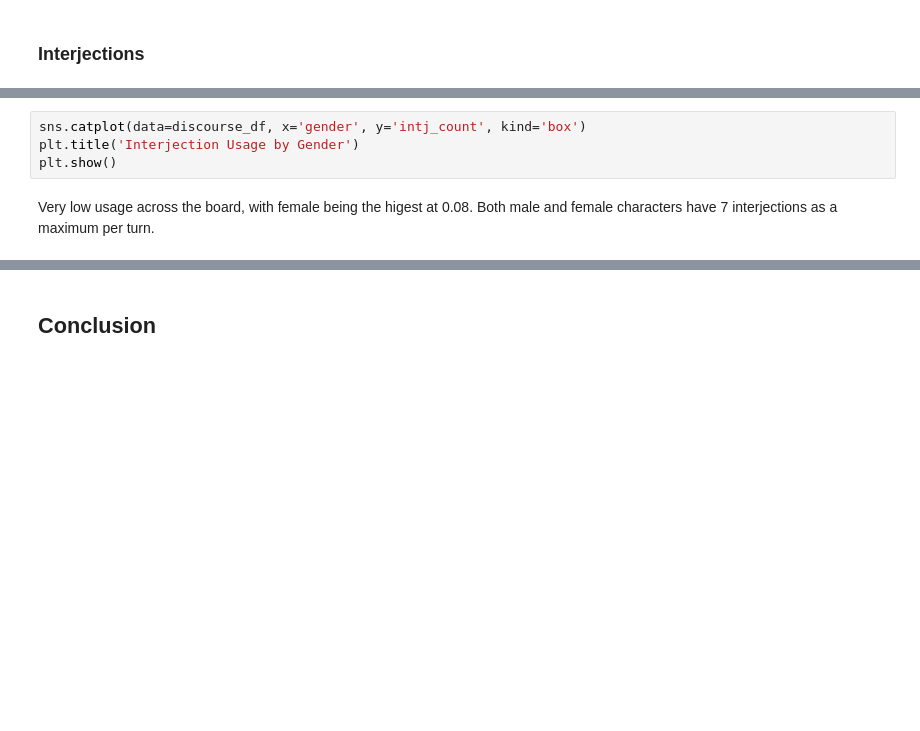
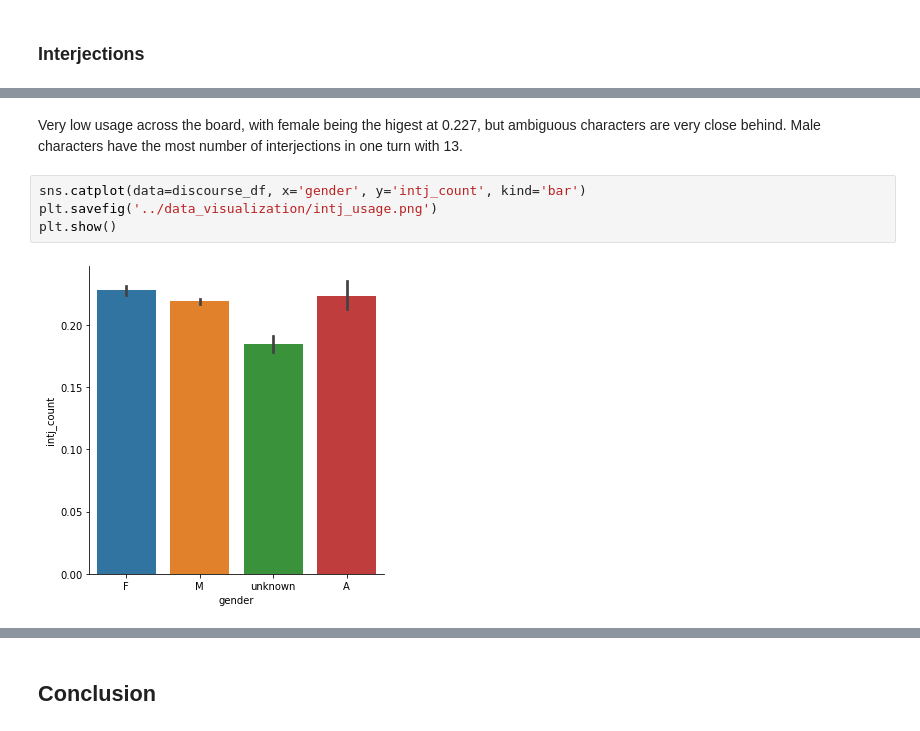
Before and after one commit to Data-Science-for-Linguists-2023/Movie-Gender-Dialogue-Analysis, a Jupyter notebook: analysis_notebooks/POS_Analysis.ipynb, the cells around one changed output, grey strips where cells are left out. Saved outputs shown, nothing was run; the diff lists cells and outputs as text; blank space fills up the shorter version.

```diff
--- a/analysis_notebooks/POS_Analysis.ipynb
+++ b/analysis_notebooks/POS_Analysis.ipynb
@@ -132,6 +217,8 @@ discourse_df.groupby('gender').agg({'intj_count': ['mean', 'min', 'max', 'std']}
-# %%
-sns.catplot(data=discourse_df, x='gender', y='intj_count', kind='box')
-plt.title('Interjection Usage by Gender')
-plt.show()
 # %% [markdown]
-Very low usage across the board, with female being the higest at 0.08. Both male and female characters have 7 interjections as a maximum per turn.
+Very low usage across the board, with female being the higest at 0.227, but ambiguous characters are very close behind. Male characters have the most number of interjections in one turn with 13.
+# %%
+sns.catplot(data=discourse_df, x='gender', y='intj_count', kind='bar')
+plt.savefig('../data_visualization/intj_usage.png')
+plt.show()
+# %% [output]
+[figure, added]
```
Also changed, not shown: parts of 36 cells of this notebook.
